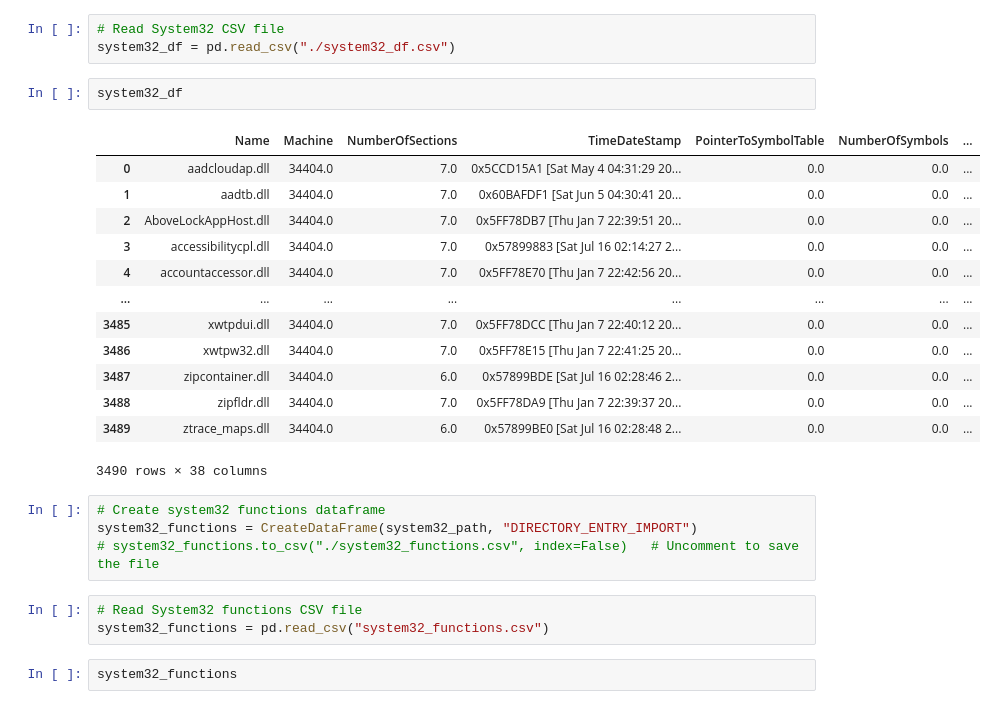
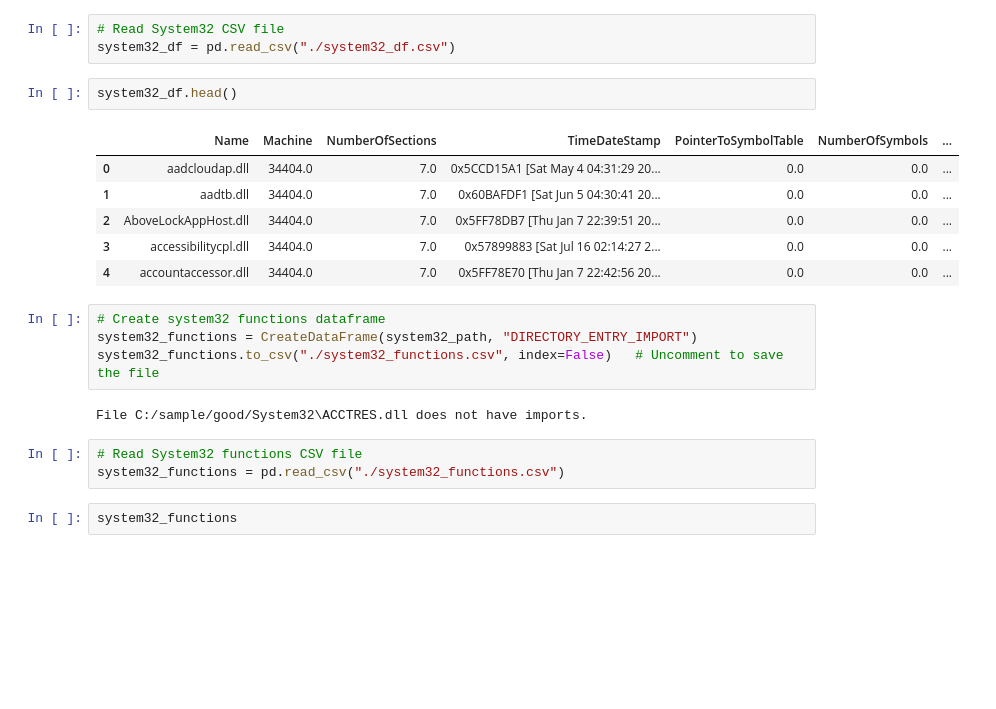
Before and after one commit to c2dc/nastyware, a Jupyter notebook: notebooks/static-attributes.ipynb, the cells around one changed output. Saved outputs shown, nothing was run; the diff lists cells and outputs as text; blank space fills up the shorter version.

Commit message:
Functions databases updated.

```diff
--- a/notebooks/static-attributes.ipynb
+++ b/notebooks/static-attributes.ipynb
@@ -122,28 +121,23 @@ system32_df = CreateDataFrame(system32_path, "FILE_HEADER")
 # Read System32 CSV file
 system32_df = pd.read_csv("./system32_df.csv")
 # %%
-system32_df
+system32_df.head()
 # %% [output]
 |  | Name | Machine | NumberOfSections | TimeDateStamp | PointerToSymbolTable | NumberOfSymbols | ... |
 | 0 | aadcloudap.dll | 34404.0 | 7.0 | 0x5CCD15A1 [Sat May 4 04:31:29 20... | 0.0 | 0.0 | ... |
 | 1 | aadtb.dll | 34404.0 | 7.0 | 0x60BAFDF1 [Sat Jun 5 04:30:41 20... | 0.0 | 0.0 | ... |
 | 2 | AboveLockAppHost.dll | 34404.0 | 7.0 | 0x5FF78DB7 [Thu Jan 7 22:39:51 20... | 0.0 | 0.0 | ... |
 | 3 | accessibilitycpl.dll | 34404.0 | 7.0 | 0x57899883 [Sat Jul 16 02:14:27 2... | 0.0 | 0.0 | ... |
 | 4 | accountaccessor.dll | 34404.0 | 7.0 | 0x5FF78E70 [Thu Jan 7 22:42:56 20... | 0.0 | 0.0 | ... |
-| ... | ... | ... | ... | ... | ... | ... | ... |
-| 3485 | xwtpdui.dll | 34404.0 | 7.0 | 0x5FF78DCC [Thu Jan 7 22:40:12 20... | 0.0 | 0.0 | ... |
-| 3486 | xwtpw32.dll | 34404.0 | 7.0 | 0x5FF78E15 [Thu Jan 7 22:41:25 20... | 0.0 | 0.0 | ... |
-| 3487 | zipcontainer.dll | 34404.0 | 6.0 | 0x57899BDE [Sat Jul 16 02:28:46 2... | 0.0 | 0.0 | ... |
-| 3488 | zipfldr.dll | 34404.0 | 7.0 | 0x5FF78DA9 [Thu Jan 7 22:39:37 20... | 0.0 | 0.0 | ... |
-| 3489 | ztrace_maps.dll | 34404.0 | 6.0 | 0x57899BE0 [Sat Jul 16 02:28:48 2... | 0.0 | 0.0 | ... |
-3490 rows × 38 columns
 # %%
 # Create system32 functions dataframe
 system32_functions = CreateDataFrame(system32_path, "DIRECTORY_ENTRY_IMPORT")
-# system32_functions.to_csv("./system32_functions.csv", index=False)   # Uncomment to save the file
+system32_functions.to_csv("./system32_functions.csv", index=False)   # Uncomment to save the file
+# %% [output]
+File C:/sample/good/System32\ACCTRES.dll does not have imports.
 # %%
 # Read System32 functions CSV file
-system32_functions = pd.read_csv("system32_functions.csv")
+system32_functions = pd.read_csv("./system32_functions.csv")
 # %%
 system32_functions
 # %% [output]
```
Also changed, not shown: parts of 12 cells of this notebook, 5 other files.
